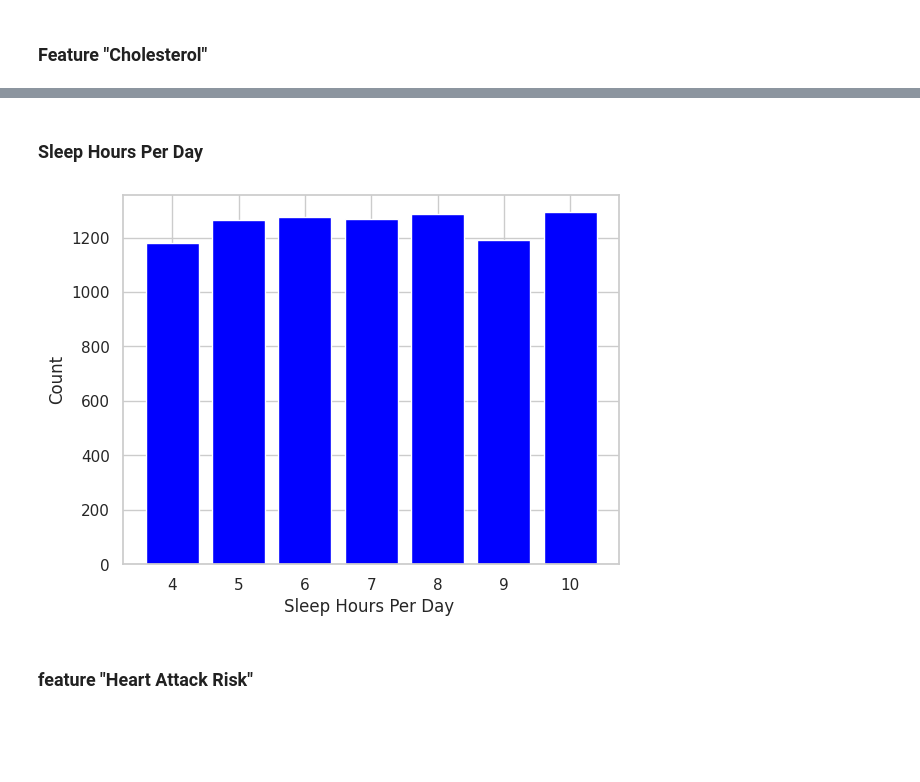
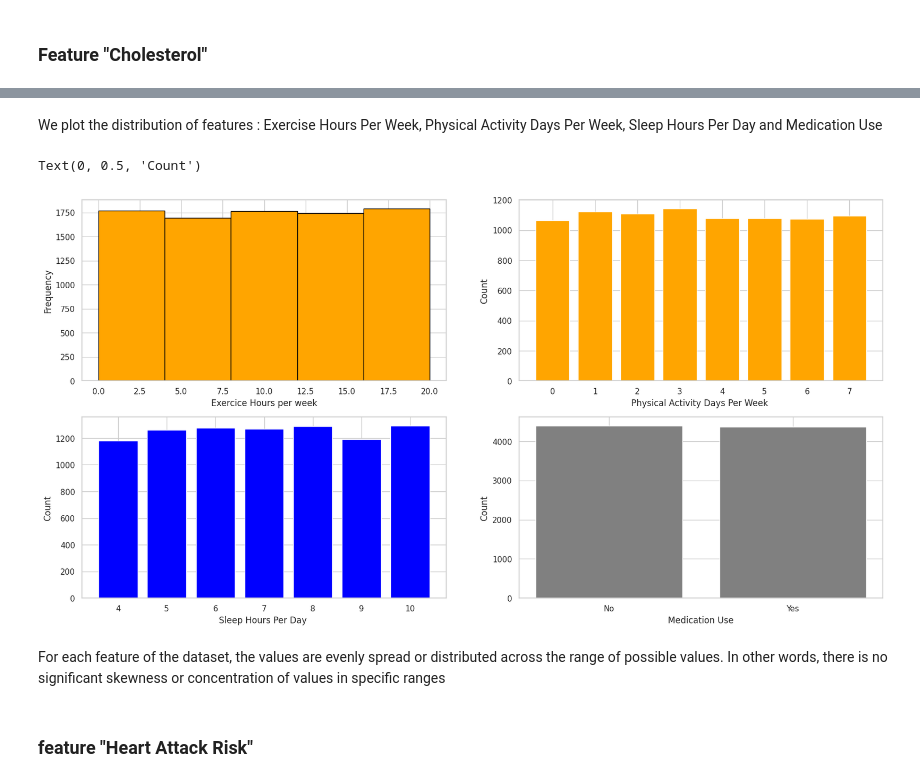
Before and after one commit to Aymanjeb/AAA-project, a Jupyter notebook: Data Exploration.ipynb, the cells around one changed output, grey strips where cells are left out. Saved outputs shown, nothing was run; the diff lists cells and outputs as text; code cells hidden in the pictures; blank space fills up the shorter version.

```diff
--- a/Data Exploration.ipynb
+++ b/Data Exploration.ipynb
@@ -259,13 +245,31 @@ plt.show()
-# %% [markdown]
-### Sleep Hours Per Day
-# %%
-sleep_counts = data["Sleep Hours Per Day"].value_counts()
-plt.bar(sleep_counts.index, sleep_counts.values, color='blue')
-plt.xlabel('Sleep Hours Per Day ')
-plt.ylabel('Count')
-plt.show()
-# %% [output]
-[figure, removed]
+# %% [markdown]
+We plot the distribution of features : Exercise Hours Per Week, Physical Activity Days Per Week, Sleep Hours Per Day and Medication Use
+# %%
+fig, axs = plt.subplots(2, 2, figsize=(20, 10))  # 1 row, 2 columns
+
+axs[0,0].hist(data["Exercise Hours Per Week"], bins=5,color='orange', edgecolor='black')
+axs[0,0].set_xlabel('Exercice Hours per week')
+axs[0,0].set_ylabel('Frequency')
+
+physical_counts = data["Physical Activity Days Per Week"].value_counts()
+axs[0,1].bar(physical_counts.index, physical_counts.values, color='orange')
+axs[0,1].set_xlabel('Physical Activity Days Per Week ')
+axs[0,1].set_ylabel('Count')
+
+sleep_counts = data["Sleep Hours Per Day"].value_counts()
+axs[1,0].bar(sleep_counts.index, sleep_counts.values, color='blue')
+axs[1,0].set_xlabel('Sleep Hours Per Day ')
+axs[1,0].set_ylabel('Count')
+
+medication_counts = data["Medication Use"].value_counts()
+axs[1,1].bar(["No", "Yes"], medication_counts.values, color='grey')
+axs[1,1].set_xlabel('Medication Use')
+axs[1,1].set_ylabel('Count')
+# %% [output]
+Text(0, 0.5, 'Count')
+[figure, added]
+# %% [markdown]
+For each feature of the dataset, the values are evenly spread or distributed across the range of possible values. In other words, there is no significant skewness or concentration of values in specific ranges
 # %% [markdown]
 ### feature "Heart Attack Risk"
 # %% [markdown]
```
Also changed, not shown: parts of 12 cells of this notebook, 1 other file.
